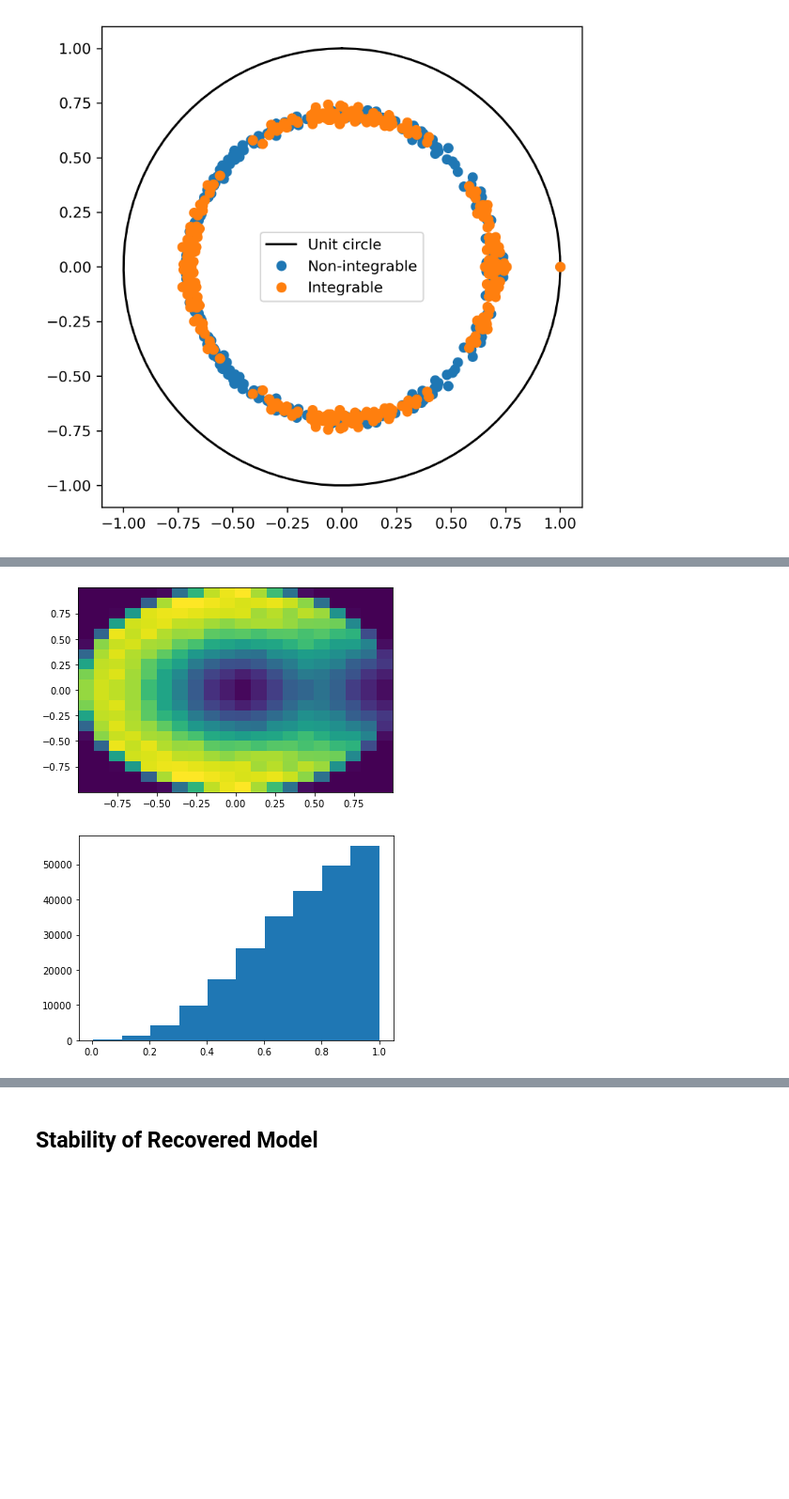
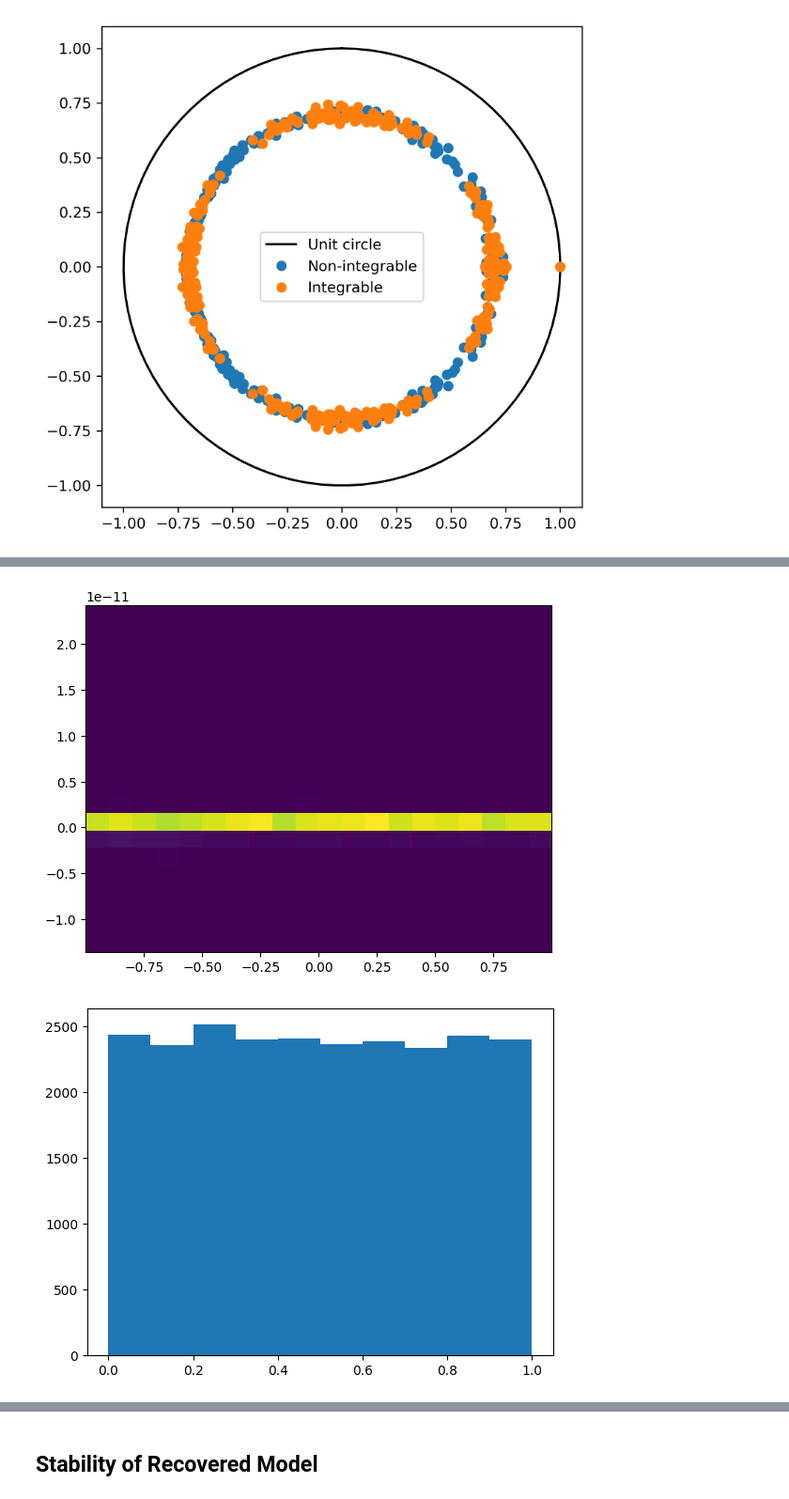
Before and after one commit to KristianWold/experimental-quantum-spectrum, a Jupyter notebook: notebooks/experiments/Complex Spacing Ratio.ipynb, the cells around one changed output, grey strips where cells are left out. Shown at 94% size. Cells and saved outputs as stored; diff of their text form; code cells hidden in the pictures; blank space fills up the shorter version.

```diff
--- a/notebooks/experiments/Complex Spacing Ratio.ipynb
+++ b/notebooks/experiments/Complex Spacing Ratio.ipynb
@@ -219,0 +304,17 @@ q_3: ┤ Rz(0.61989) ├─┤1           ├─┤ Rz(2.3008) ├─┤ Rz(2.95
+# %%
+n = 4
+d = 2**n
+
+np.random.seed(42)
+random.seed(42)
+tf.random.set_seed(42)
+
+z_list2 = []
+
+for i in tqdm(range(1000)):
+    U = circuit_to_matrix(nonintegrable_circuit(n, 2))
+    channel_target = DilutedKrausMap(U=U, c=0.85, kraus_part=KrausMap(d,rank=2))
+    spectrum = channel_spectrum(channel_target, use_coords=False, keep_real=False)
+    z_list2.extend(complex_spacing_ratio(spectrum))
+
+z_list2 = np.array(z_list2)
@@ -225,23 +337,22 @@ np.random.seed(42)
 random.seed(42)
 tf.random.set_seed(42)
 
-z_list4 = []
+z_list3 = []
 
 for i in tqdm(range(1000)):
-    U = circuit_to_matrix(clifford_circuit(n,n))
-    channel_target = KrausMap(d, rank=10)
+    channel_target = KrausMap(d, rank=2)
     spectrum = channel_spectrum(channel_target, use_coords=False, keep_real=False)
-    z_list4.extend(complex_spacing_ratio(spectrum))
+    z_list3.extend(complex_spacing_ratio(spectrum))
 
-z_list4 = np.array(z_list4)
+z_list3 = np.array(z_list3)
 # %%
-plt.hist2d(np.real(z_list4), np.imag(z_list4), bins=20)
+plt.hist2d(np.real(z_list3), np.imag(z_list3), bins=20)
 plt.show()
 
-plt.hist(np.abs(z_list4))
+plt.hist(np.abs(z_list3))
 plt.show()
-plt.hist(np.angle(z_list4))
+plt.hist(np.angle(z_list3))
 plt.show()
 # %% [output]
-[figure, old version]
+[figure, new version]
-[figure, old version]
+[figure, new version]
```
Also changed, not shown: parts of 5 cells of this notebook, 4 other files.
